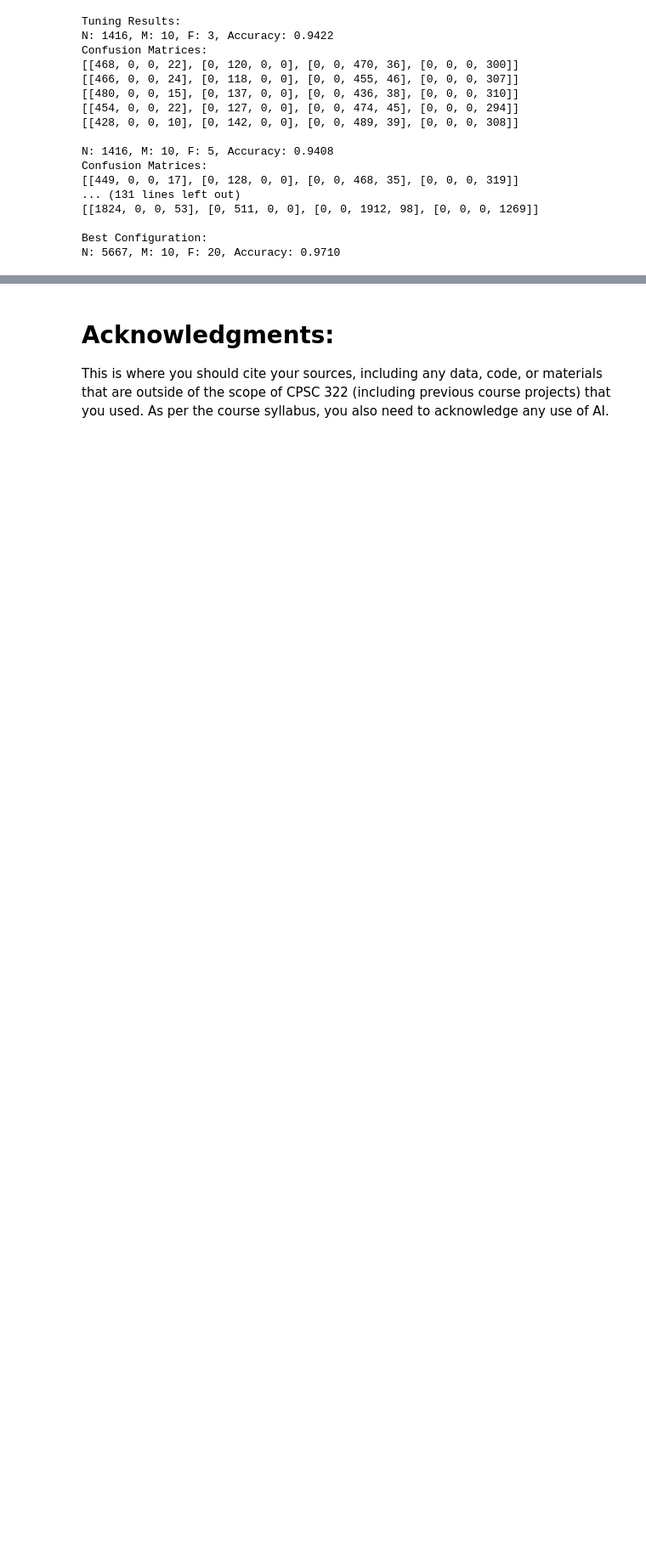
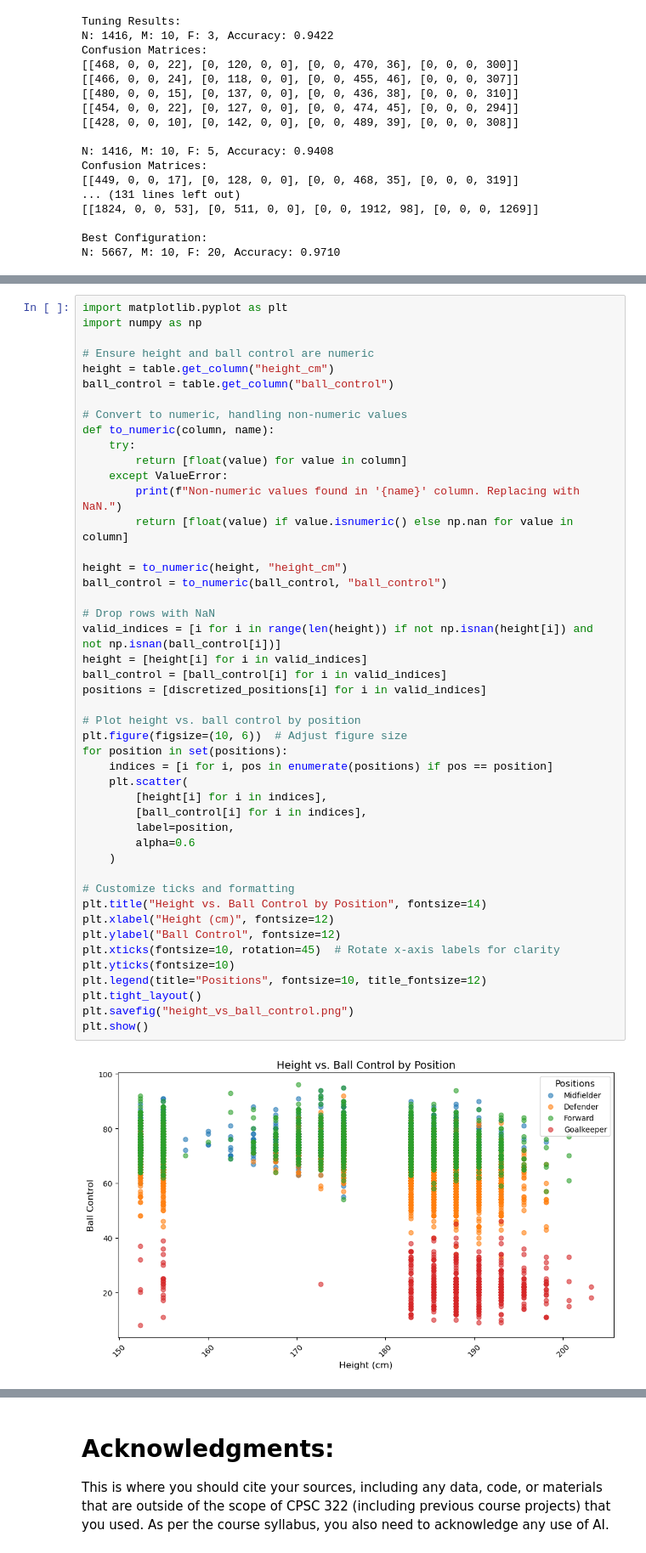
Before and after one commit to HarrisonRS23/CPSC322-Final-Project, a Jupyter notebook: TechnicalReport.ipynb, the cells around one changed output, grey strips where cells are left out. Shown at 85% size. Saved outputs shown, nothing was run; the diff lists cells and outputs as text; blank space fills up the shorter version.

```diff
--- a/TechnicalReport.ipynb
+++ b/TechnicalReport.ipynb
@@ -266,0 +292,48 @@ N: 5667, M: 10, F: 20, Accuracy: 0.9710
+# %%
+import matplotlib.pyplot as plt
+import numpy as np
+
+# Ensure height and ball control are numeric
+height = table.get_column("height_cm")
+ball_control = table.get_column("ball_control")
+
+# Convert to numeric, handling non-numeric values
+def to_numeric(column, name):
+    try:
+        return [float(value) for value in column]
+    except ValueError:
+        print(f"Non-numeric values found in '{name}' column. Replacing with NaN.")
+        return [float(value) if value.isnumeric() else np.nan for value in column]
+
+height = to_numeric(height, "height_cm")
+ball_control = to_numeric(ball_control, "ball_control")
+
+# Drop rows with NaN
+valid_indices = [i for i in range(len(height)) if not np.isnan(height[i]) and not np.isnan(ball_control[i])]
+height = [height[i] for i in valid_indices]
+ball_control = [ball_control[i] for i in valid_indices]
+positions = [discretized_positions[i] for i in valid_indices]
+
+# Plot height vs. ball control by position
+plt.figure(figsize=(10, 6))  # Adjust figure size
+for position in set(positions):
+    indices = [i for i, pos in enumerate(positions) if pos == position]
+    plt.scatter(
+        [height[i] for i in indices],
+        [ball_control[i] for i in indices],
+        label=position,
+        alpha=0.6
+    )
+
+# Customize ticks and formatting
+plt.title("Height vs. Ball Control by Position", fontsize=14)
+plt.xlabel("Height (cm)", fontsize=12)
+plt.ylabel("Ball Control", fontsize=12)
+plt.xticks(fontsize=10, rotation=45)  # Rotate x-axis labels for clarity
+plt.yticks(fontsize=10)
+plt.legend(title="Positions", fontsize=10, title_fontsize=12)
+plt.tight_layout()
+plt.savefig("height_vs_ball_control.png")
+plt.show()
+# %% [output]
+[figure, added]
```
Also changed, not shown: parts of 5 cells of this notebook.
